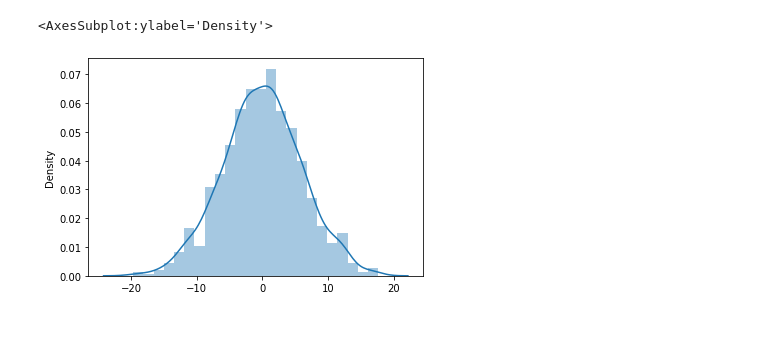
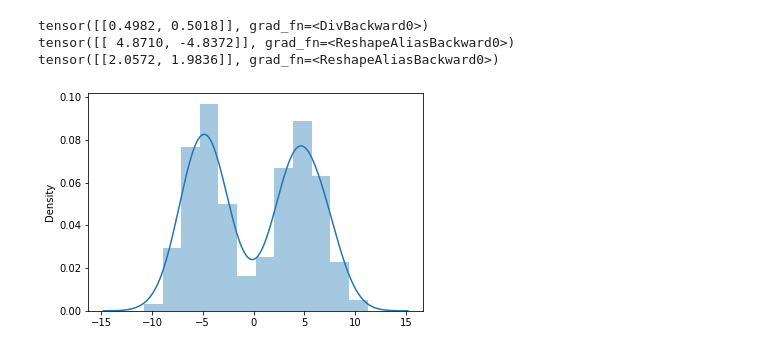
Before and after one commit to aldopareja/intphys_for_rl, a Jupyter notebook: test_normalMixtureInference.ipynb, the cells around one changed output. Cells and saved outputs as stored; diff of their text form; code cells hidden in the pictures.

Commit message:
implemented a sequential version using a transformer and it solved the posterior inference on the gaussian mixture model

```diff
--- a/test_normalMixtureInference.ipynb
+++ b/test_normalMixtureInference.ipynb
@@ -44,10 +83,10 @@ def amortize_inference(inference_network, gen_traces_fn, optimizer, num_iteratio
 # %%
 gen_traces_fn = lambda: get_traces(gen_model, 1000, 10.0)
-inference_network = m.InferenceNetworkPQ_NormalMixture(2,1,2,200)
+inference_network = m.SeqGaussMixPosterior(num_mixtures=2)
 optimizer = torch.optim.Adam(params=inference_network.parameters())
 
 
-losses = amortize_inference(inference_network, gen_traces_fn, optimizer, 200)
+losses = amortize_inference(inference_network, gen_traces_fn, optimizer, 10000)
 # %%
 plt.plot(losses)
 # %% [output]
@@ -56,9 +95,15 @@ plt.plot(losses)
 # %%
-dist = inference_network.get_q_x_given_obs(torch.tensor([-0.0]*2))
+dist = inference_network.get_q_x_given_obs(torch.tensor([[[-0.0]]]))
 
 sns.distplot(u.NormalMixture1D(mixture_probs=dist.mixture_probs[0],
                 means=dist.normals.loc[0],
                 stds=dist.normals.scale[0]).sample(1000))
+
+print(dist.mixture_probs)
+print(dist.normals.loc)
+print(dist.normals.scale)
 # %% [output]
-<AxesSubplot:ylabel='Density'>
+tensor([[0.4982, 0.5018]], grad_fn=<DivBackward0>)
+tensor([[ 4.8710, -4.8372]], grad_fn=<ReshapeAliasBackward0>)
+tensor([[2.0572, 1.9836]], grad_fn=<ReshapeAliasBackward0>)
-[figure, old version]
+[figure, new version]
```
Also changed, not shown: parts of 6 cells of this notebook, 2 other files.
